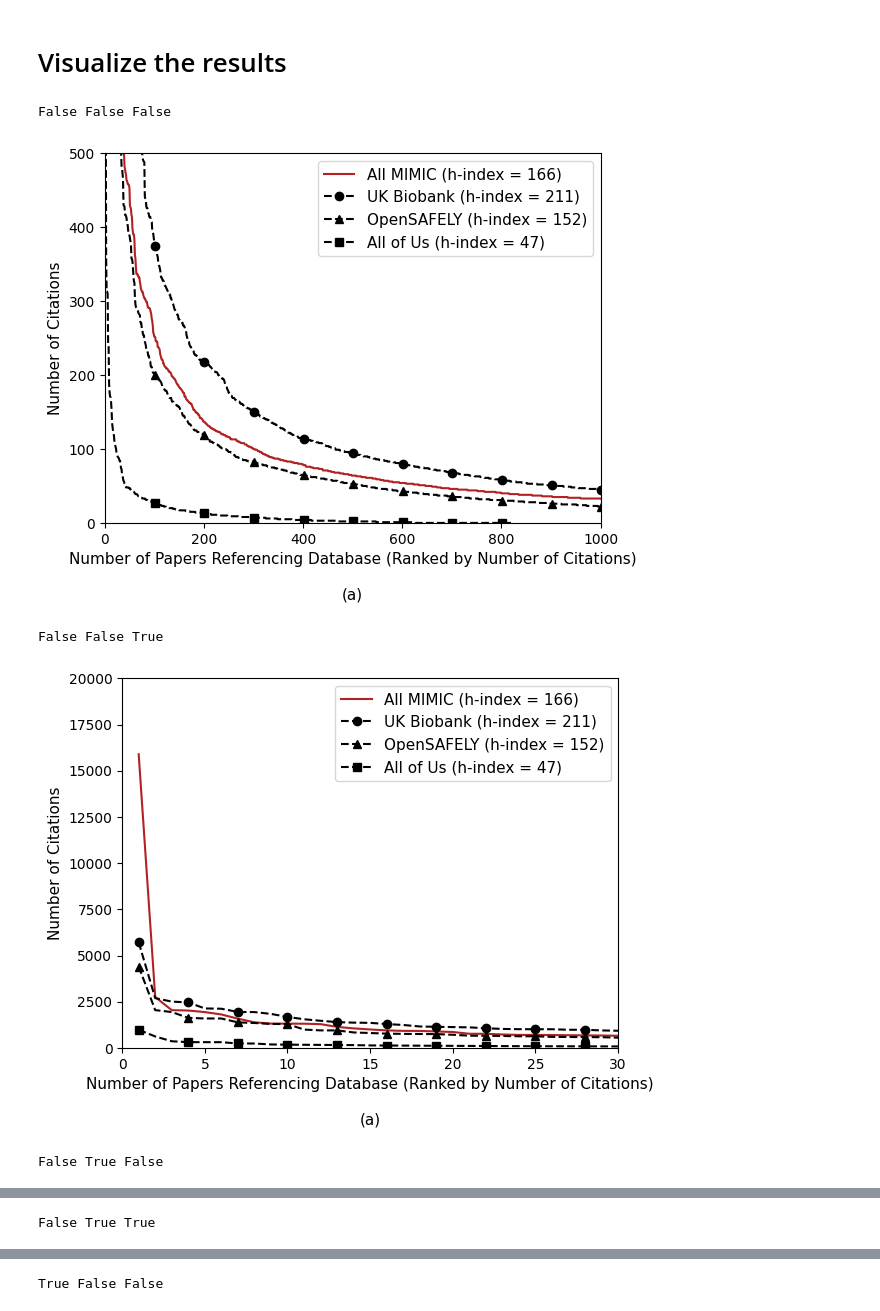
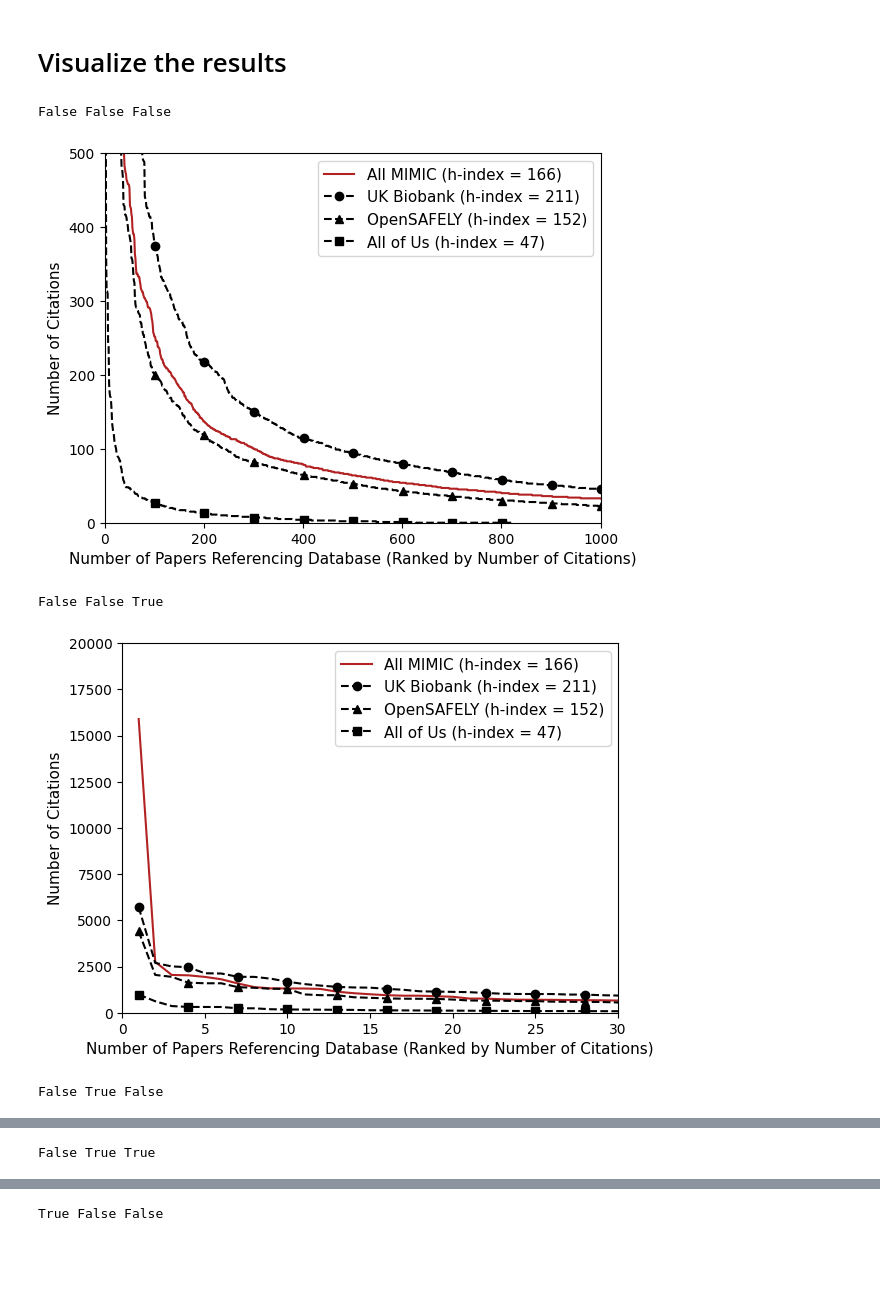
Before and after one commit to Lucas-Mc/power-of-data-communities, a Jupyter notebook: extract-citations___publication-final.ipynb, the cells around one changed output, grey strips where cells are left out. Saved outputs shown, nothing was run; the diff lists cells and outputs as text; code cells hidden in the pictures; blank space fills up the shorter version.

Commit message:
Updates figures and funding

```diff
--- a/extract-citations___publication-final.ipynb
+++ b/extract-citations___publication-final.ipynb
@@ -380,14 +360,14 @@ fig_title = 'All MIMIC'
 xlim_max = 10
 
 years = [int(y) for y in current_db[list(current_db.keys())[0]].keys()]
-db_order = ['mimic-i','mimic-ii','mimic-iii','mimic-iv','mimic-cxr']
+db_order = ['mimic-i','mimic-ii','mimic-iii','mimic-iv'] #,'mimic-cxr']
 colors = [
     'cornflowerblue',
     'lightsteelblue',
     'dimgray',
     'lightcoral',
     'firebrick'
-][:len(db_order)]
+]#[:len(db_order)]
 
 plt.figure(figsize=(8,6))
 
@@ -413,9 +393,9 @@ for i,db in enumerate(db_order):
     }
 if ALL_MIMIC:
     max_len = max([len(a) for a in all_y_data])
-    all_y_data = np.cumsum(np.sum([np.pad(a, (0, max_len-len(a)), 'constant') for a in all_y_data], axis=0))
+    all_y_data = np.sum([np.pad(a, (0, max_len-len(a)), 'constant') for a in all_y_data], axis=0)
     all_x_data = range(len(all_y_data))
-    plt.plot(all_x_data[:max_mimic], all_y_data[:max_mimic], color=colors[i], label=fig_title)
+    plt.plot(all_x_data[:max_mimic], all_y_data[:max_mimic], color=colors[-1], label=fig_title)
     all_data_output['All MIMIC'] = {
         'x_data': all_x_data,
         'y_data': all_y_data
@@ -433,7 +413,7 @@ for i,closed_dataset in enumerate(closed_datasets.items()):
         'y_data': y_data
     }
 
-plt.xlabel('Years Since Publication\n\n(a)', fontsize=14)
+plt.xlabel('Years Since Publication', fontsize=14)
 plt.ylabel('Cumulative Number of Citations', fontsize=14)
 handles, labels = plt.gca().get_legend_handles_labels()
 order = np.arange(0,len(labels))
@@ -518,7 +500,7 @@ max_mimic = 9
 ALL_MIMIC = True
 
 years = [int(y) for y in google_scholar_mimic_pubs[list(google_scholar_mimic_pubs.keys())[0]].keys()]
-db_order = ['mimic-i','mimic-ii','mimic-iii','mimic-iv','mimic-cxr']
+db_order = ['mimic-i','mimic-ii','mimic-iii','mimic-iv']#,'mimic-cxr']
 
 plt.figure(figsize=(8,6))
 
@@ -545,10 +527,10 @@ for i,db in enumerate(db_order):
 if ALL_MIMIC:
     max_len = max([len(a) for a in all_y_data])
     all_x_data = range(max_len)
-    all_y_data = np.cumsum(np.sum([np.pad(a, (0, max_len-len(a)), 'constant') for a in all_y_data], axis=0))
+    all_y_data = np.sum([np.pad(a, (0, max_len-len(a)), 'constant') for a in all_y_data], axis=0)
     all_y_data = np.array(all_y_data/(total_funding['All MIMIC']/1000000))
     total_funds = float(total_funding['All MIMIC'])
-    plt.plot(all_x_data[:max_mimic], all_y_data[:max_mimic], color=colors[i], label=f'All MIMIC')#: ${total_funds:,.2f}')
+    plt.plot(all_x_data[:max_mimic], all_y_data[:max_mimic], color=colors[-1], label=f'All MIMIC')#: ${total_funds:,.2f}')
     all_data_output['All MIMIC'] = {
         'x_data': all_x_data,
         'y_data': all_y_data
@@ -570,7 +552,7 @@ for i,closed_dataset in enumerate(closed_datasets.items()):
         'y_data': y_data/(total_funding[closed_dataset[0]]/1000000)
     }
 
-plt.xlabel('Years Since Publication\n\n(b)', fontsize=14)
+plt.xlabel('Years Since Publication', fontsize=14)
 plt.ylabel('Total Number of Citations / $1,000,000 Funding', fontsize=14)
 handles, labels = plt.gca().get_legend_handles_labels()
 order = np.arange(0,len(labels))
@@ -878,7 +860,6 @@ for FUNDING_ADJUSTED in [False, True]:
                 xlabel = 'Percentage of Papers Referencing Database (Ranked by Number of Citations)'
             else:
                 xlabel = 'Number of Papers Referencing Database (Ranked by Number of Citations)'
-            xlabel = f'{xlabel}\n\n(b)' if FUNDING_ADJUSTED else f'{xlabel}\n\n(a)'
             if FUNDING_ADJUSTED:
                 ylabel = 'Number of Citations / $1,000,000 Funding'
             else:
@@ -892,34 +873,34 @@ for FUNDING_ADJUSTED in [False, True]:
                 ax = plt.gca()
                 ax.yaxis.set_major_formatter(ticker.FuncFormatter(lambda y,pos: ('{{:.{:1d}f}}'.format(int(np.maximum(-np.log10(y),0)))).format(y)))
             else:
                 plt.xlim([0,x_max])
                 if SHOW_Y_MAX:
                     if FUNDING_ADJUSTED:
                         y_min = 25
                         y_max = 1000
                     else:
                         y_min = 0
                         y_max = 20000
                 else:
                     if FUNDING_ADJUSTED:
                         y_min = 0
                         y_max = 25
                     else:
                         y_min = 0
                         y_max = 500
                 plt.ylim([y_min,y_max])
             print(FUNDING_ADJUSTED, X_PERCENT_ADJUSTED, SHOW_Y_MAX)
             s_funding = 'fadj' if FUNDING_ADJUSTED else ''
             s_xpercent = 'xper' if X_PERCENT_ADJUSTED else ''
             s_ymax = 'ymax' if SHOW_Y_MAX else ''
             s_title = f'h-index___{s_funding}-{s_xpercent}-{s_ymax}'
             plt.savefig(os.path.join(SEARCH_RESULT_FOLDER, s_title))
             plt.show()
 
 pprint.pprint(all_data_output)
 # %% [output]
 False False False
-[figure, old version]
+[figure, new version]
 False False True
-[figure, old version]
+[figure, new version]
 False True False
```
Also changed, not shown: parts of 8 cells of this notebook, 7 other files.
